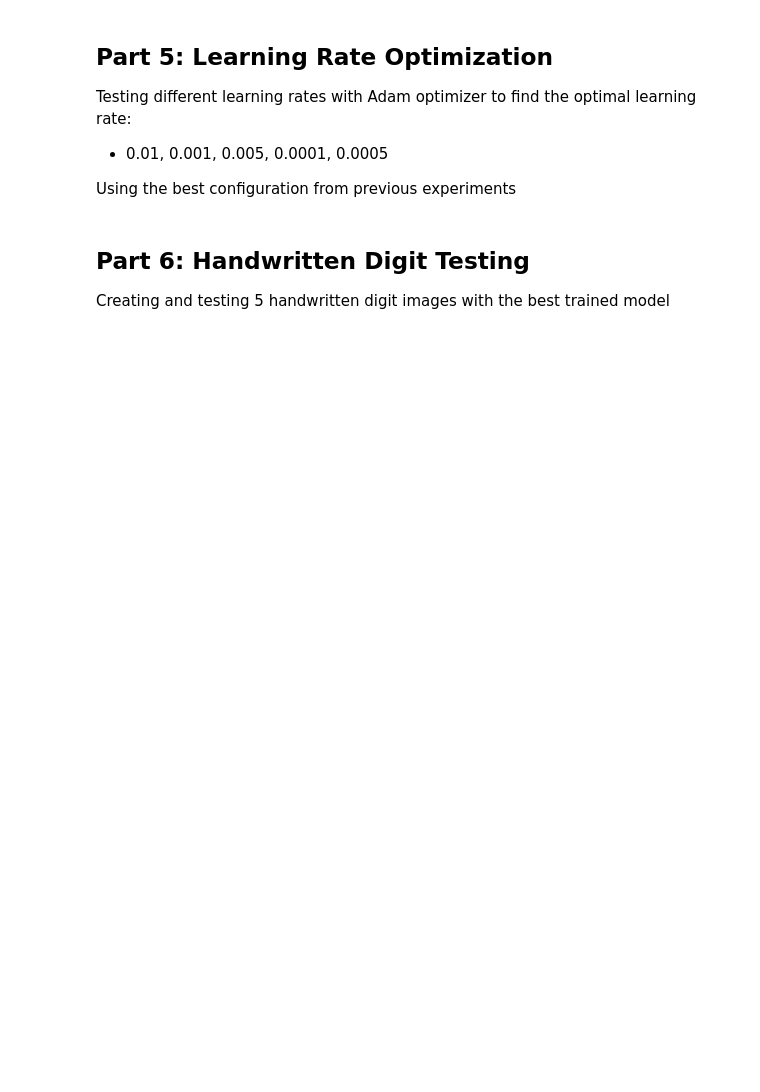
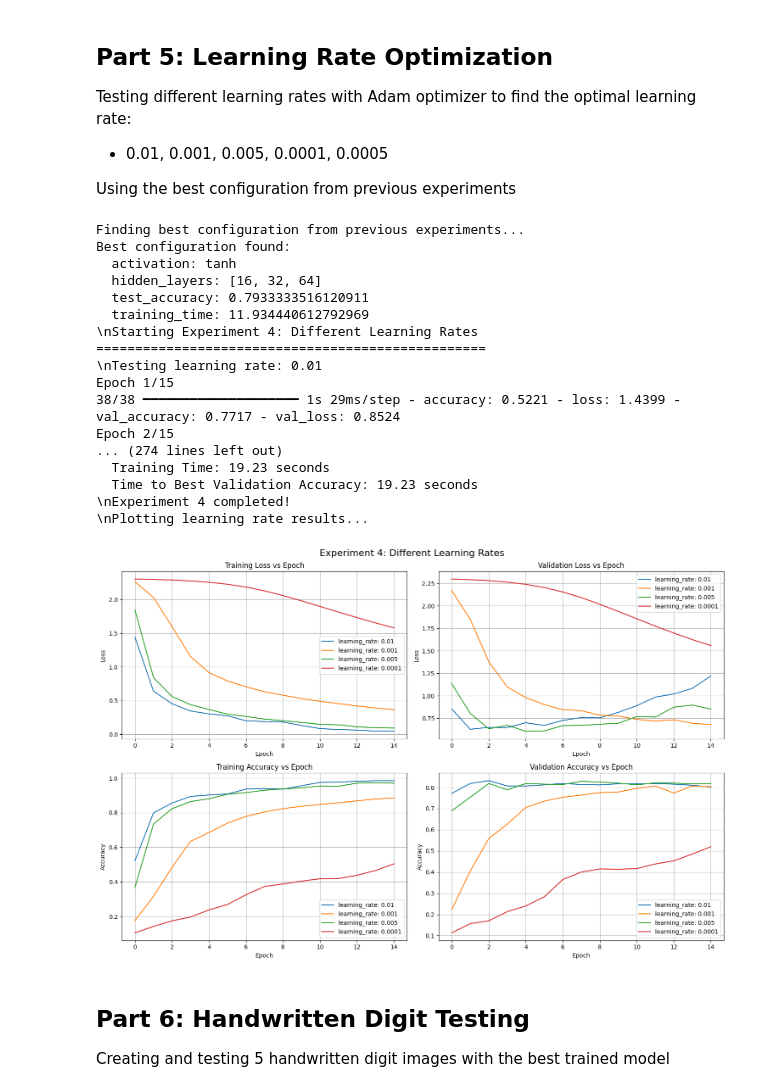
Before and after one commit to Uttam-Mahata/Machine-Learning-LAB, a Jupyter notebook: Assignment-4/mnist.ipynb, the cells around one changed output. Saved outputs shown, nothing was run; the diff lists cells and outputs as text; code cells hidden in the pictures; blank space fills up the shorter version.

```diff
--- a/Assignment-4/mnist.ipynb
+++ b/Assignment-4/mnist.ipynb
@@ -519,19 +530,16 @@ for key, value in best_result.items():
     if key != 'history':
         print(f"  {key}: {value}")
 
-# Experiment 4: Different learning rates
+# Experiment 4: Different learning rates (simplified for speed)
 results_exp4 = []
 
-learning_rates = [0.01, 0.001, 0.005, 0.0001, 0.0005]
+learning_rates = [0.01, 0.001, 0.005, 0.0001]  # Reduced for speed
 hidden_layers = [16, 32, 64]  # Use the best architecture
 
 print("\\nStarting Experiment 4: Different Learning Rates")
 print("=" * 50)
 
 # Use ReLU activation (typically performs best) with no dropout for fair comparison
-best_val_accuracy = 0
-best_lr_time = 0
-
 for lr in learning_rates:
     print(f"\\nTesting learning rate: {lr}")
 
@@ -544,34 +552,53 @@ for lr in learning_rates:
         model, Adam(learning_rate=lr), 'categorical_crossentropy',
         x_train_flat, y_train_cat,
         x_val_flat, y_val_cat,
         x_test_flat, y_test_cat,
-        epochs=50, verbose=1
+        epochs=15, verbose=1  # Reduced epochs
     )
 
     # Find time to achieve best validation accuracy
     best_val_acc_epoch = np.argmax(history.history['val_accuracy'])
     time_to_best = (best_val_acc_epoch + 1) * (train_time / len(history.history['val_accuracy']))
 
     # Store results
     results_exp4.append({
         'learning_rate': lr,
         'test_accuracy': test_acc,
         'training_time': train_time,
         'time_to_best_val_acc': time_to_best,
         'best_val_accuracy': max(history.history['val_accuracy']),
         'history': history
     })
 
     print(f"  Test Accuracy: {test_acc:.4f}")
     print(f"  Best Validation Accuracy: {max(history.history['val_accuracy']):.4f}")
     print(f"  Training Time: {train_time:.2f} seconds")
     print(f"  Time to Best Validation Accuracy: {time_to_best:.2f} seconds")
 
 print("\\nExperiment 4 completed!")
 
 # Plot learning rate results
 print("\\nPlotting learning rate results...")
 plot_experiment_results(results_exp4, 'Experiment 4: Different Learning Rates', 'learning_rate')
+# %% [output]
+Finding best configuration from previous experiments...
+Best configuration found:
+  activation: tanh
+  hidden_layers: [16, 32, 64]
+  test_accuracy: 0.7933333516120911
+  training_time: 11.934440612792969
+\nStarting Experiment 4: Different Learning Rates
+==================================================
+\nTesting learning rate: 0.01
+Epoch 1/15
+38/38 ━━━━━━━━━━━━━━━━━━━━ 1s 29ms/step - accuracy: 0.5221 - loss: 1.4399 - val_accuracy: 0.7717 - val_loss: 0.8524
+Epoch 2/15
+... (274 lines left out)
+  Training Time: 19.23 seconds
+  Time to Best Validation Accuracy: 19.23 seconds
+\nExperiment 4 completed!
+\nPlotting learning rate results...
+[figure, added]
 # %% [markdown]
 ## Part 6: Handwritten Digit Testing
 
```
Also changed, not shown: parts of 5 cells of this notebook.
